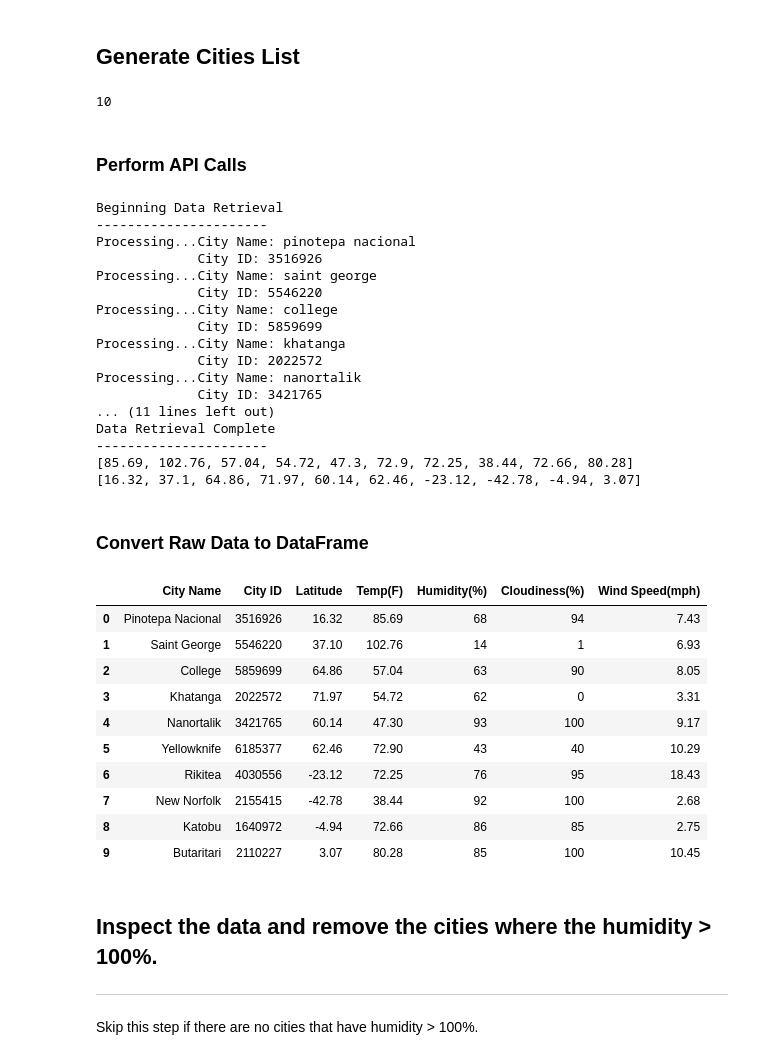
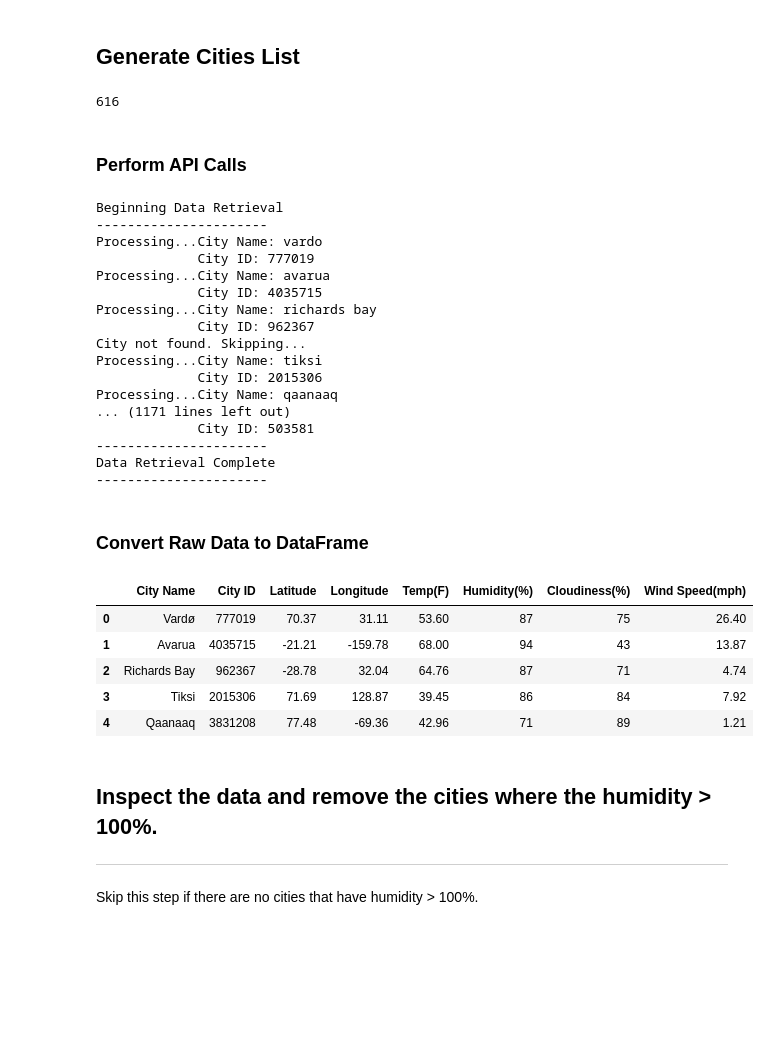
Before and after one commit to Michelin96/python-api-challenge, a Jupyter notebook: WeatherPy/WeatherPy.ipynb, the cells around one changed output. Saved outputs shown, nothing was run; the diff lists cells and outputs as text; code cells hidden in the pictures; blank space fills up the shorter version.

```diff
--- a/WeatherPy/WeatherPy.ipynb
+++ b/WeatherPy/WeatherPy.ipynb
@@ -38,8 +38,8 @@ lat_lngs = []
 cities = []
 
 # Create a set of random lat and lng combinations
-lats = np.random.uniform(lat_range[0], lat_range[1], size=10)
-lngs = np.random.uniform(lng_range[0], lng_range[1], size=10)
+lats = np.random.uniform(lat_range[0], lat_range[1], size=1500)
+lngs = np.random.uniform(lng_range[0], lng_range[1], size=1500)
 lat_lngs = zip(lats, lngs)
 
 # Identify nearest city for each lat, lng combination
@@ -53,4 +53,4 @@ for lat_lng in lat_lngs:
 # Print the city count to confirm sufficient count
 len(cities)
 # %% [output]
-10
+616
@@ -78,6 +67,7 @@ query_url = f"{url}appid={weather_api_key}&units=imperial&q="
 city_name= []
 city_id = []
 lat = []
+lon = []
 temp = []
 humid = []
 clouds = []
@@ -98,6 +88,7 @@ for city in cities:
         city_name.append(city_data['name'])
         city_id.append(city_data['id'])
         lat.append(city_data['coord']['lat'])
+        lon.append(city_data['coord']['lon'])
         temp.append(city_data['main']['temp'])
         humid.append(city_data['main']['humidity'])
         clouds.append(city_data['clouds']['all'])
@@ -110,51 +101,47 @@ print("----------------------\nData Retrieval Complete\n----------------------")
 # %% [output]
 Beginning Data Retrieval
 ----------------------
-Processing...City Name: pinotepa nacional
-             City ID: 3516926
-Processing...City Name: saint george
-             City ID: 5546220
-Processing...City Name: college
-             City ID: 5859699
-Processing...City Name: khatanga
-             City ID: 2022572
-Processing...City Name: nanortalik
-             City ID: 3421765
-... (11 lines left out)
+Processing...City Name: vardo
+             City ID: 777019
+Processing...City Name: avarua
+             City ID: 4035715
+Processing...City Name: richards bay
+             City ID: 962367
+City not found. Skipping...
+Processing...City Name: tiksi
+             City ID: 2015306
+Processing...City Name: qaanaaq
+... (1171 lines left out)
+             City ID: 503581
+----------------------
 Data Retrieval Complete
 ----------------------
-[85.69, 102.76, 57.04, 54.72, 47.3, 72.9, 72.25, 38.44, 72.66, 80.28]
-[16.32, 37.1, 64.86, 71.97, 60.14, 62.46, -23.12, -42.78, -4.94, 3.07]
 # %% [markdown]
 ### Convert Raw Data to DataFrame
 # %%
 #Creating a dictionary of the weather stats for ecach city
 weather_dict = {"City Name": city_name,
                 "City ID": city_id,
                 "Latitude": lat,
+                "Longitude": lon,
                 "Temp(F)": temp,
                 "Humidity(%)": humid,
                 "Cloudiness(%)": clouds,
                 "Wind Speed(mph)": wind}
 
 #Making a dataframe table of the dictionary data
 weather_data = pd.DataFrame(weather_dict)
 
 #Exporting the data to a csv file without the Pandas index, but with the header
-weather_data.to_csv("out_put/weather_data.csv", encoding="utf-8", index=False, header=True)
-weather_data.head(10)
+weather_data.to_csv("out_put/cities.csv", encoding="utf-8", index=False, header=True)
+weather_data.head()
 # %% [output]
-|  | City Name | City ID | Latitude | Temp(F) | Humidity(%) | Cloudiness(%) | Wind Speed(mph) |
-| 0 | Pinotepa Nacional | 3516926 | 16.32 | 85.69 | 68 | 94 | 7.43 |
-| 1 | Saint George | 5546220 | 37.10 | 102.76 | 14 | 1 | 6.93 |
-| 2 | College | 5859699 | 64.86 | 57.04 | 63 | 90 | 8.05 |
-| 3 | Khatanga | 2022572 | 71.97 | 54.72 | 62 | 0 | 3.31 |
-| 4 | Nanortalik | 3421765 | 60.14 | 47.30 | 93 | 100 | 9.17 |
-| 5 | Yellowknife | 6185377 | 62.46 | 72.90 | 43 | 40 | 10.29 |
-| 6 | Rikitea | 4030556 | -23.12 | 72.25 | 76 | 95 | 18.43 |
-| 7 | New Norfolk | 2155415 | -42.78 | 38.44 | 92 | 100 | 2.68 |
-| 8 | Katobu | 1640972 | -4.94 | 72.66 | 86 | 85 | 2.75 |
-| 9 | Butaritari | 2110227 | 3.07 | 80.28 | 85 | 100 | 10.45 |
+|  | City Name | City ID | Latitude | Longitude | Temp(F) | Humidity(%) | Cloudiness(%) | Wind Speed(mph) |
+| 0 | Vardø | 777019 | 70.37 | 31.11 | 53.60 | 87 | 75 | 26.40 |
+| 1 | Avarua | 4035715 | -21.21 | -159.78 | 68.00 | 94 | 43 | 13.87 |
+| 2 | Richards Bay | 962367 | -28.78 | 32.04 | 64.76 | 87 | 71 | 4.74 |
+| 3 | Tiksi | 2015306 | 71.69 | 128.87 | 39.45 | 86 | 84 | 7.92 |
+| 4 | Qaanaaq | 3831208 | 77.48 | -69.36 | 42.96 | 71 | 89 | 1.21 |
 # %% [markdown]
 ## Inspect the data and remove the cities where the humidity > 100%.
 ----
```
Also changed, not shown: parts of 19 cells of this notebook, 2 other files.
